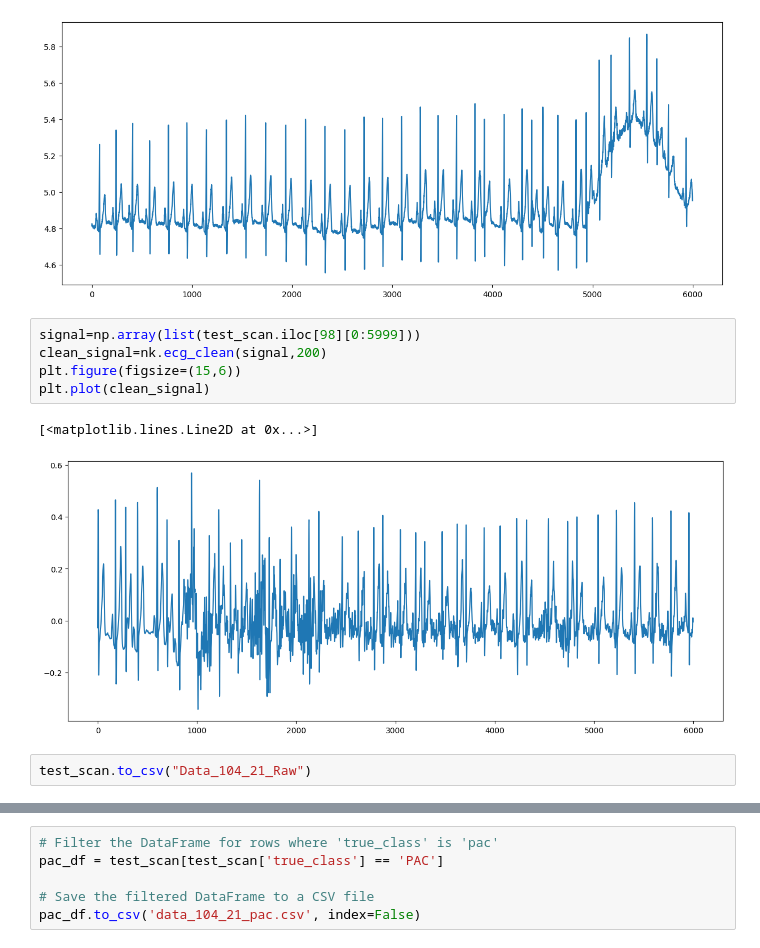
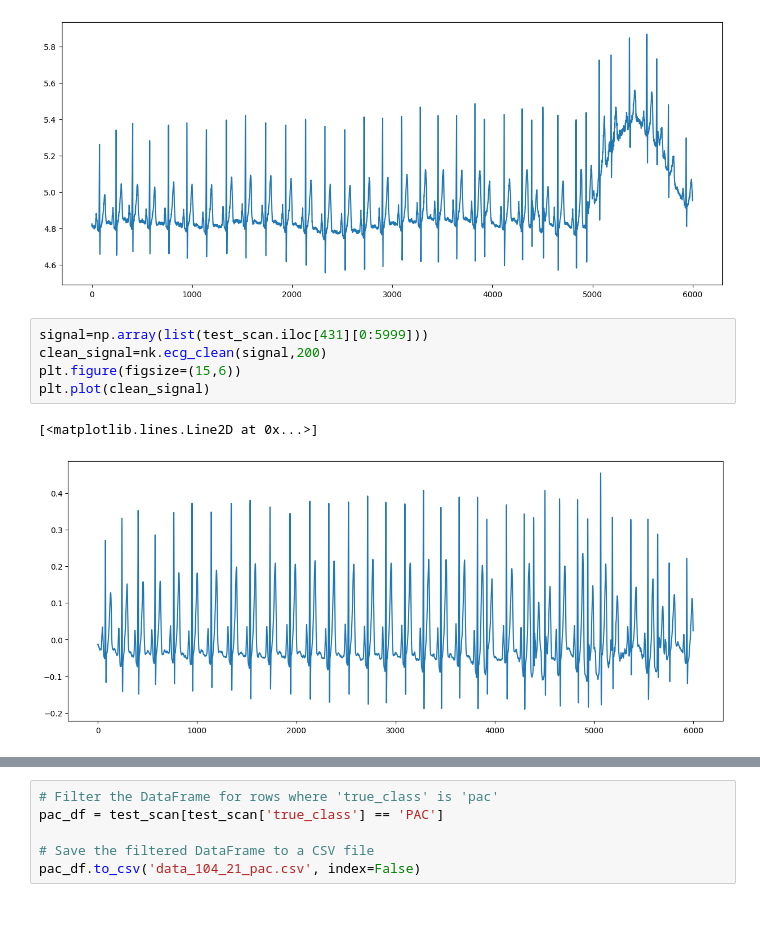
Before and after one commit to KhaingSuThway/ECGSignalProcessingPipeline, a Jupyter notebook: scanning_test.ipynb, the cells around one changed output, grey strips where cells are left out. Cells and saved outputs as stored; diff of their text form; blank space fills up the shorter version.

```diff
--- a/scanning_test.ipynb
+++ b/scanning_test.ipynb
@@ -51,12 +66,10 @@ plt.plot(list(test_scan.iloc[431][0:5999]))
 [<matplotlib.lines.Line2D at 0x...>]
 [figure]
 # %%
-signal=np.array(list(test_scan.iloc[98][0:5999]))
+signal=np.array(list(test_scan.iloc[431][0:5999]))
 clean_signal=nk.ecg_clean(signal,200)
 plt.figure(figsize=(15,6))
 plt.plot(clean_signal)
 # %% [output]
 [<matplotlib.lines.Line2D at 0x...>]
-[figure, old version]
+[figure, new version]
-# %%
-test_scan.to_csv("Data_104_21_Raw")
```
Also changed, not shown: parts of 7 cells of this notebook.
